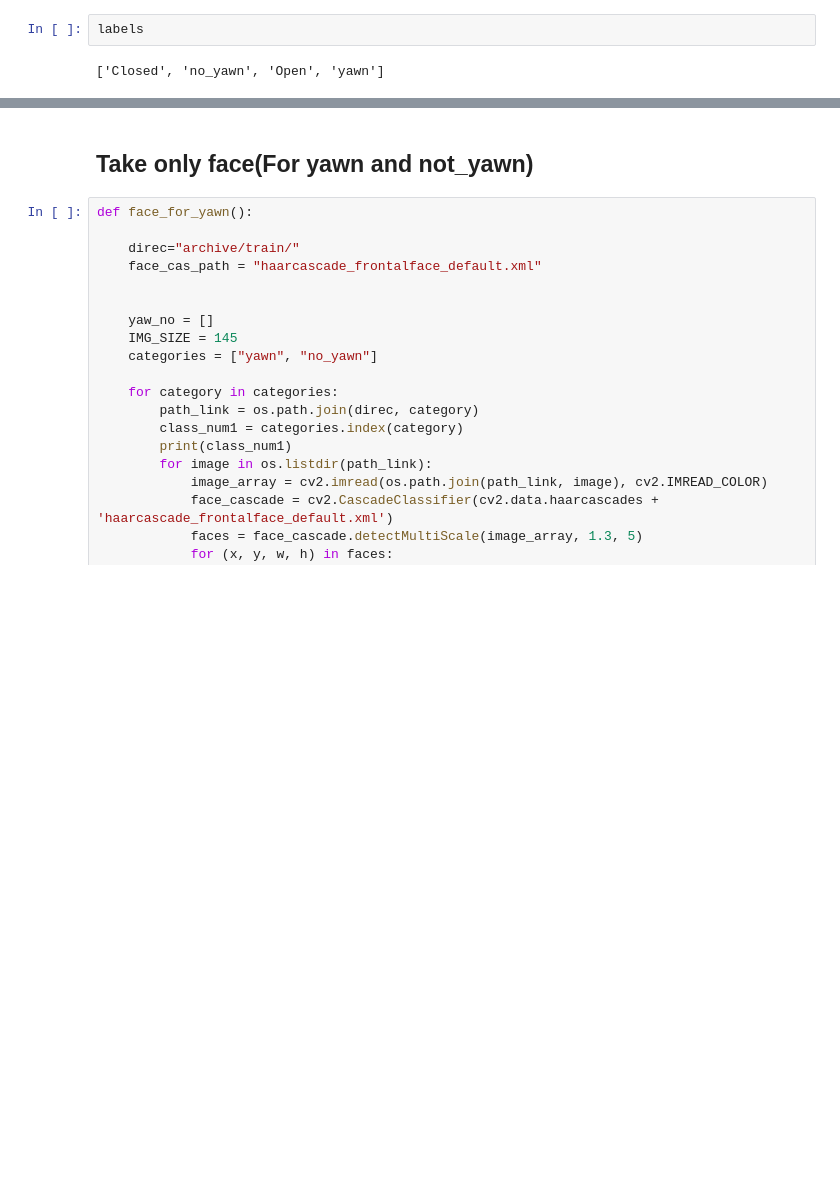
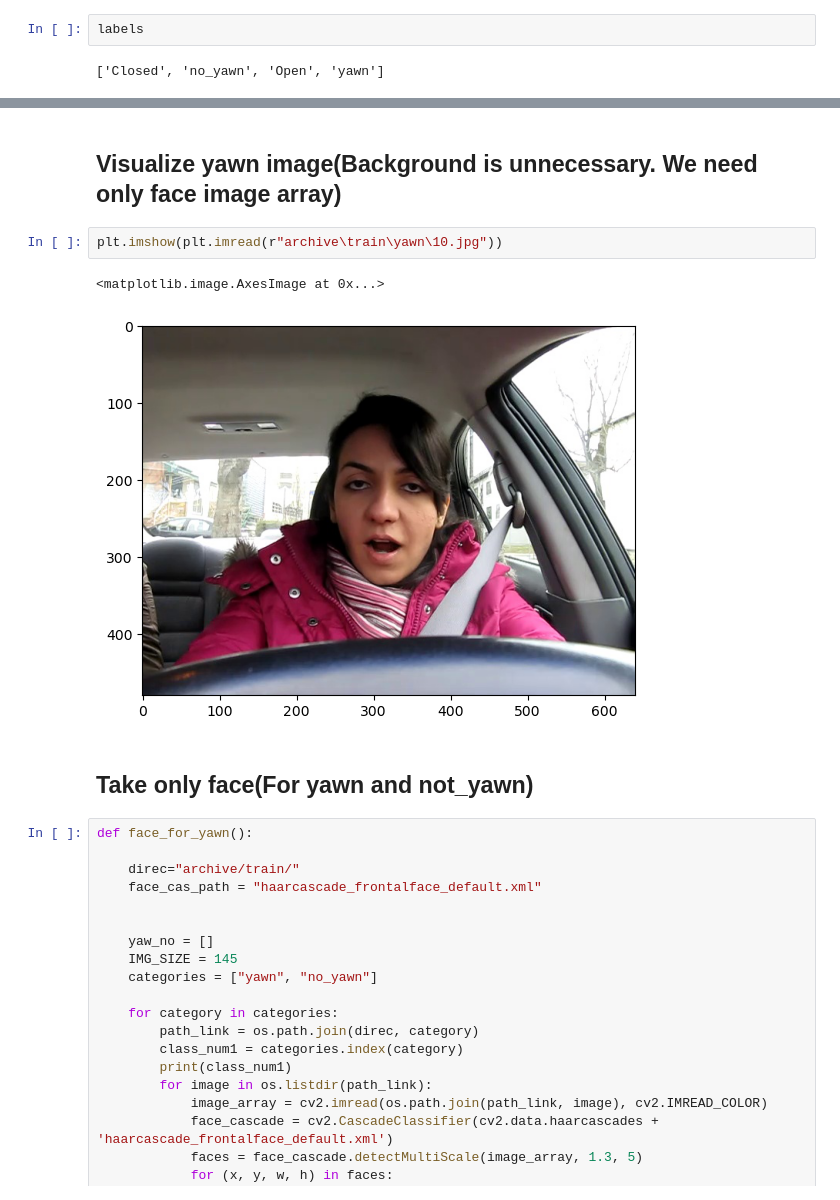
Before and after one commit to DireshDavid/SDGP_CS_18, a Jupyter notebook: driver-drowsiness_notebook.ipynb, the cells around one changed output, grey strips where cells are left out. Saved outputs shown, nothing was run; the diff lists cells and outputs as text; blank space fills up the shorter version.

```diff
--- a/driver-drowsiness_notebook.ipynb
+++ b/driver-drowsiness_notebook.ipynb
@@ -15,3 +33,10 @@ labels
+# %% [markdown]
+## Visualize yawn image(Background is unnecessary. We need only face image array)
+# %%
+plt.imshow(plt.imread(r"archive\train\yawn\10.jpg"))
+# %% [output]
+<matplotlib.image.AxesImage at 0x...>
+[figure, added]
 # %% [markdown]
 ## Take only face(For yawn and not_yawn)
 # %%
```
Also changed, not shown: parts of 16 cells of this notebook.
